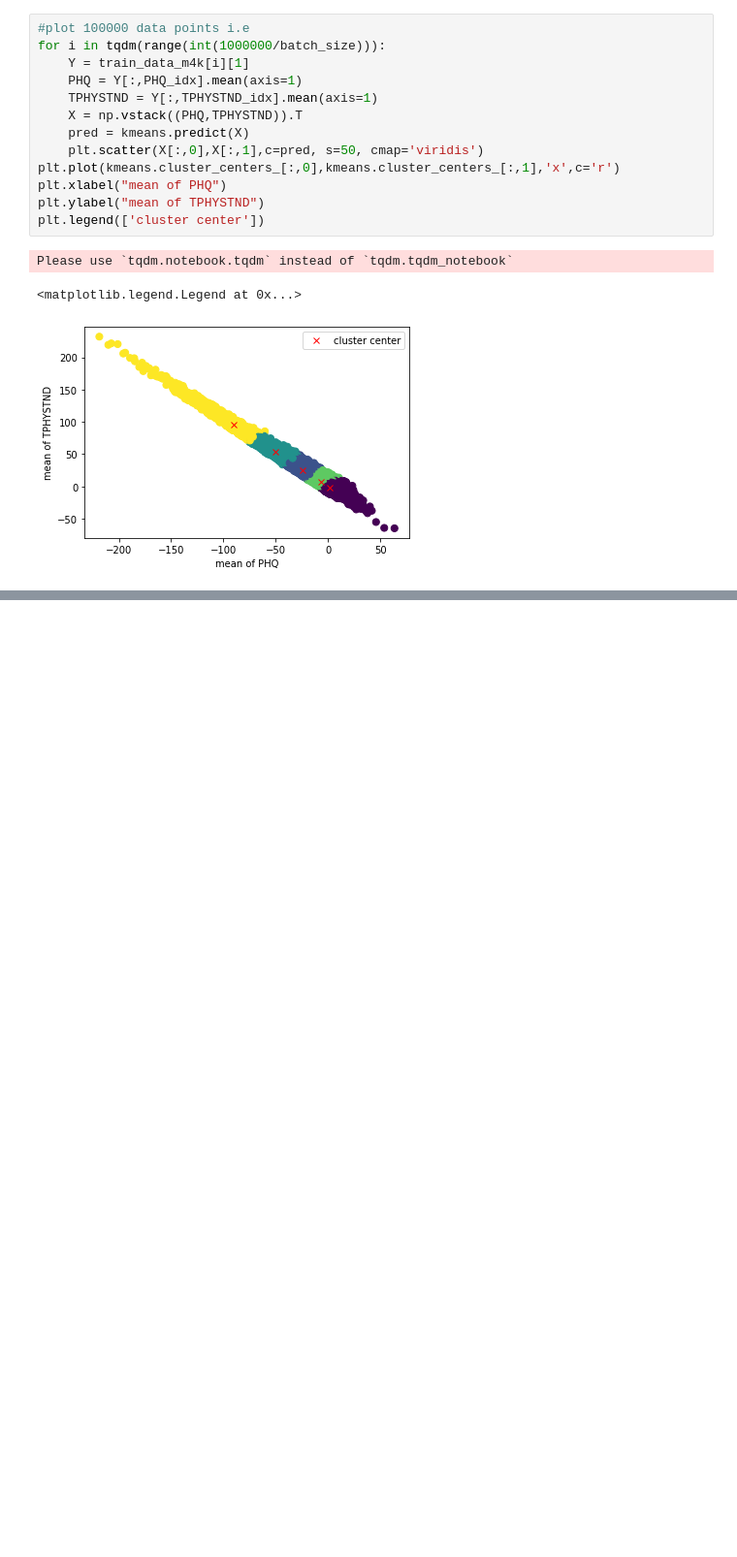
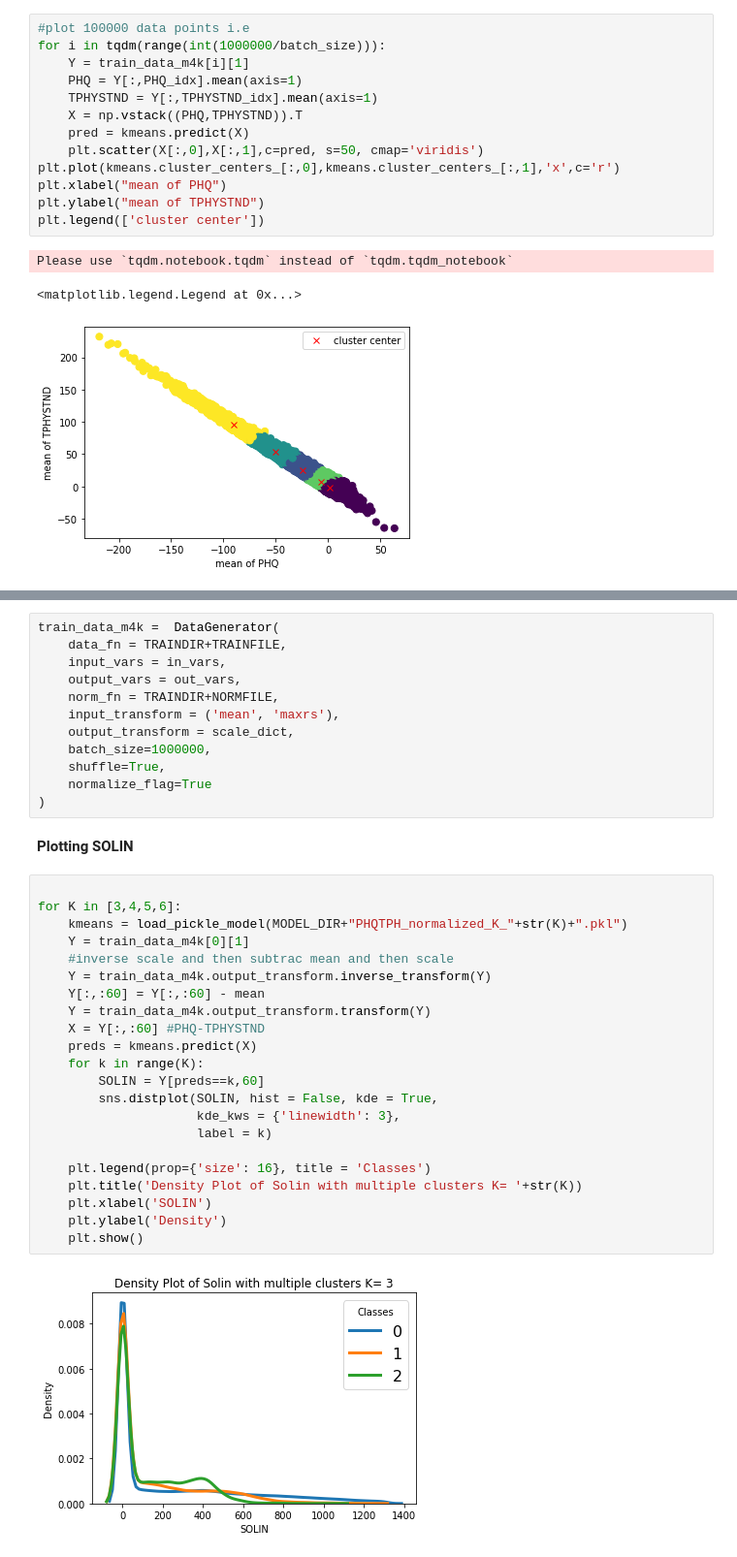
Before and after one commit to ankitesh97/cbrainPDE, a Jupyter notebook: notebooks/ankitesh_devlogs/01_Clustering_For_Regimes.ipynb, the cells around one changed output, grey strips where cells are left out. Shown at 97% size. Cells and saved outputs as stored; diff of their text form; blank space fills up the shorter version.

```diff
--- a/notebooks/ankitesh_devlogs/01_Clustering_For_Regimes.ipynb
+++ b/notebooks/ankitesh_devlogs/01_Clustering_For_Regimes.ipynb
@@ -151,0 +220,38 @@ Please use `tqdm.notebook.tqdm` instead of `tqdm.tqdm_notebook`
+# %%
+train_data_m4k =  DataGenerator(
+    data_fn = TRAINDIR+TRAINFILE,
+    input_vars = in_vars,
+    output_vars = out_vars,
+    norm_fn = TRAINDIR+NORMFILE,
+    input_transform = ('mean', 'maxrs'),
+    output_transform = scale_dict,
+    batch_size=1000000,
+    shuffle=True,
+    normalize_flag=True
+)
+# %% [markdown]
+**Plotting SOLIN**
+# %%
+
+for K in [3,4,5,6]:
+    kmeans = load_pickle_model(MODEL_DIR+"PHQTPH_normalized_K_"+str(K)+".pkl")
+    Y = train_data_m4k[0][1]
+    #inverse scale and then subtrac mean and then scale
+    Y = train_data_m4k.output_transform.inverse_transform(Y)
+    Y[:,:60] = Y[:,:60] - mean
+    Y = train_data_m4k.output_transform.transform(Y)
+    X = Y[:,:60] #PHQ-TPHYSTND
+    preds = kmeans.predict(X)
+    for k in range(K):
+        SOLIN = Y[preds==k,60]
+        sns.distplot(SOLIN, hist = False, kde = True,
+                     kde_kws = {'linewidth': 3},
+                     label = k)
+
+    plt.legend(prop={'size': 16}, title = 'Classes')
+    plt.title('Density Plot of Solin with multiple clusters K= '+str(K))
+    plt.xlabel('SOLIN')
+    plt.ylabel('Density')
+    plt.show()
+# %% [output]
+[figure, added]
```
Also changed, not shown: parts of 28 cells of this notebook.
